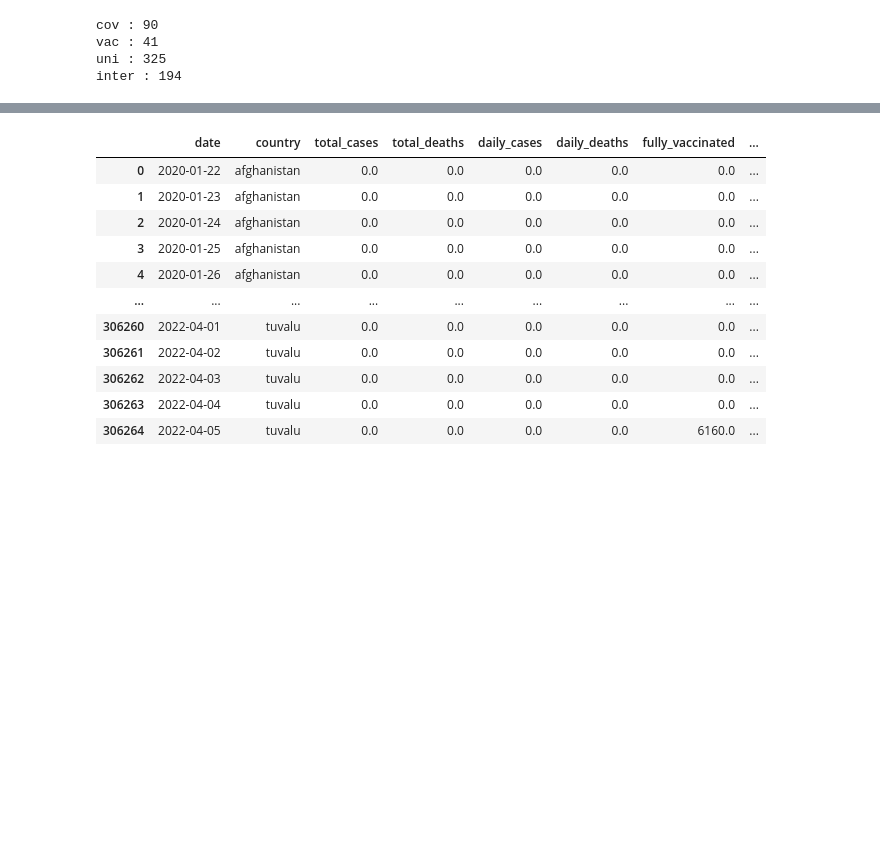
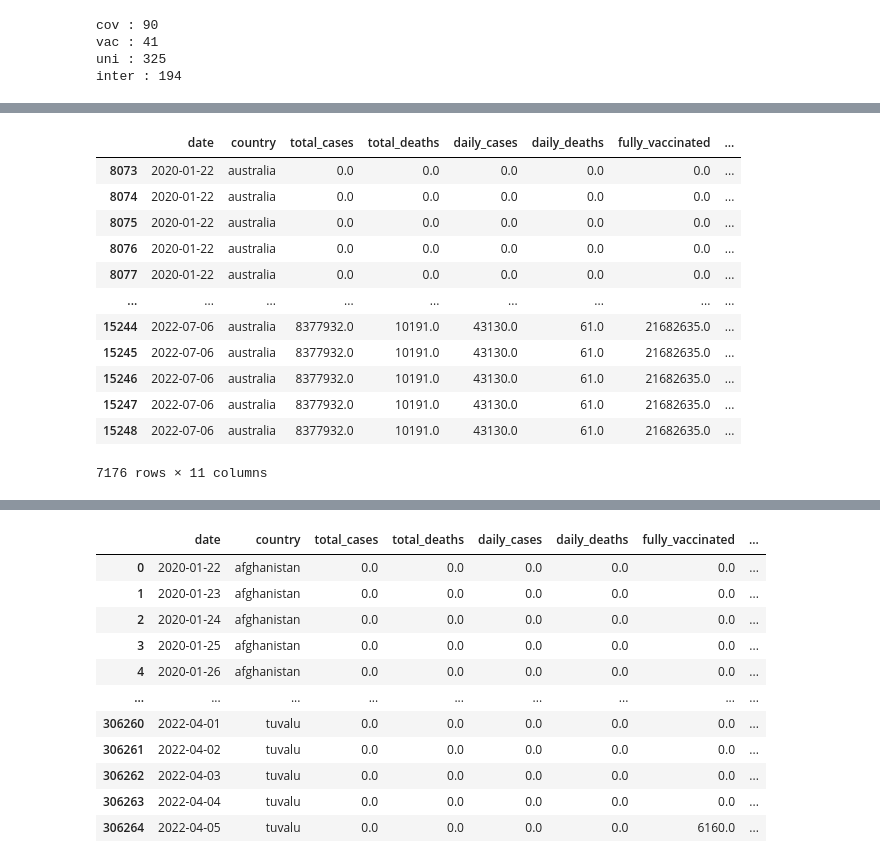
Before and after one commit to Akashkunwar/dscodes, a Jupyter notebook: cases_vaccination.ipynb, the cells around one changed output, grey strips where cells are left out. Saved outputs shown, nothing was run; the diff lists cells and outputs as text; code cells hidden in the pictures; blank space fills up the shorter version.

```diff
--- a/cases_vaccination.ipynb
+++ b/cases_vaccination.ipynb
@@ -323,0 +503,16 @@ inter : 200
+# %%
+df[df['country']=='australia']
+# %% [output]
+|  | date | country | total_cases | total_deaths | daily_cases | daily_deaths | fully_vaccinated | ... |
+| 8073 | 2020-01-22 | australia | 0.0 | 0.0 | 0.0 | 0.0 | 0.0 | ... |
+| 8074 | 2020-01-22 | australia | 0.0 | 0.0 | 0.0 | 0.0 | 0.0 | ... |
+| 8075 | 2020-01-22 | australia | 0.0 | 0.0 | 0.0 | 0.0 | 0.0 | ... |
+| 8076 | 2020-01-22 | australia | 0.0 | 0.0 | 0.0 | 0.0 | 0.0 | ... |
+| 8077 | 2020-01-22 | australia | 0.0 | 0.0 | 0.0 | 0.0 | 0.0 | ... |
+| ... | ... | ... | ... | ... | ... | ... | ... | ... |
+| 15244 | 2022-07-06 | australia | 8377932.0 | 10191.0 | 43130.0 | 61.0 | 21682635.0 | ... |
+| 15245 | 2022-07-06 | australia | 8377932.0 | 10191.0 | 43130.0 | 61.0 | 21682635.0 | ... |
+| 15246 | 2022-07-06 | australia | 8377932.0 | 10191.0 | 43130.0 | 61.0 | 21682635.0 | ... |
+| 15247 | 2022-07-06 | australia | 8377932.0 | 10191.0 | 43130.0 | 61.0 | 21682635.0 | ... |
+| 15248 | 2022-07-06 | australia | 8377932.0 | 10191.0 | 43130.0 | 61.0 | 21682635.0 | ... |
+7176 rows × 11 columns
```
Also changed, not shown: parts of 19 cells of this notebook.
